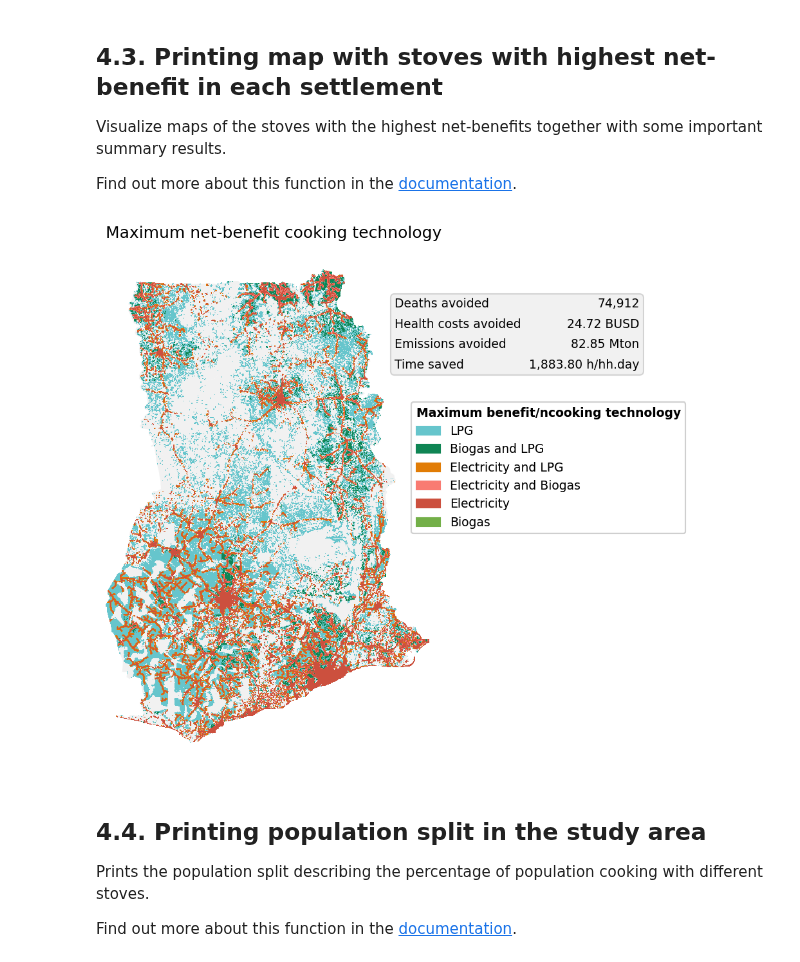
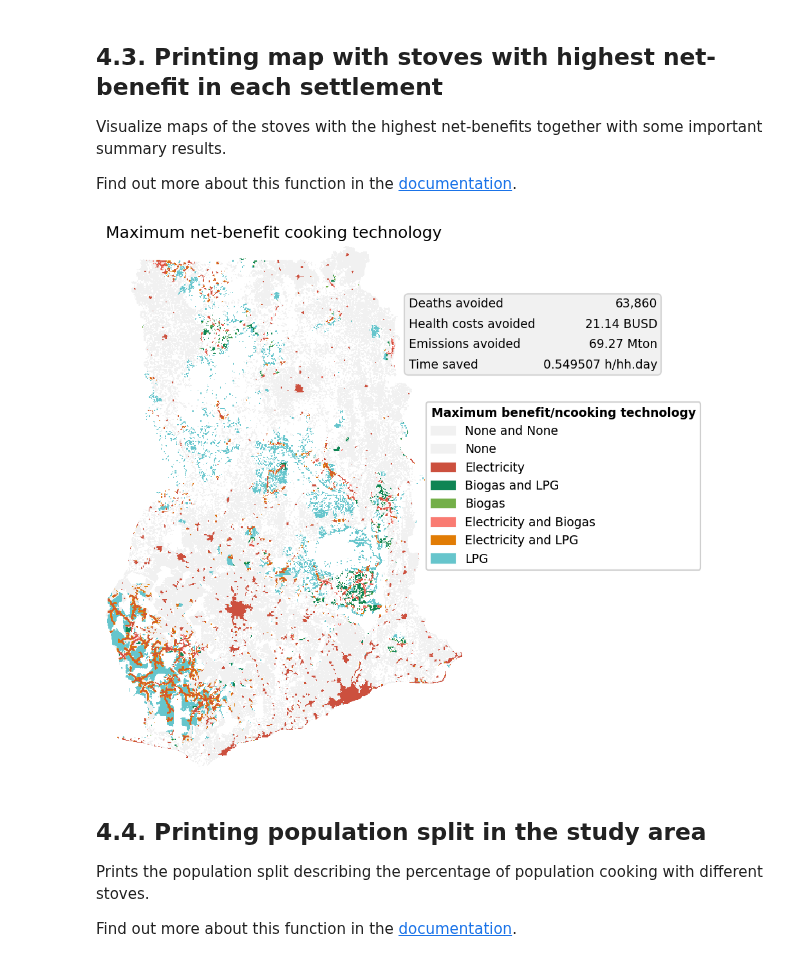
Before and after one commit to Open-Source-Spatial-Clean-Cooking-Tool/OnStove, a Jupyter notebook: example/OnStove_notebook.ipynb, the cells around one changed output. Cells and saved outputs as stored; diff of their text form; code cells hidden in the pictures.

```diff
--- a/example/OnStove_notebook.ipynb
+++ b/example/OnStove_notebook.ipynb
@@ -367,7 +367,7 @@ country = OnStove.read_model("model_inputs.pkl")
 path = os.path.join('..', 'example', 'soc_specs.csv')
 country.read_scenario_data(path)
 # %%
-country.specs["end_year"] = 2025
+country.specs["end_year"] = 2030
 country.specs["population_end_year"] = 38776000
 country.specs["urban_end"] = 0.686
 # %% [markdown]
@@ -385,7 +385,7 @@ names = ['Electricity',
 #names = ['Electricity','Traditional_Charcoal' ,'Charcoal ICS',
 #         'LPG', 'Biogas', 'Collected_Traditional_Biomass',
 #         'Collected_Improved_Biomass', 'Biomass Forced Draft', 'Pellets Forced Draft']
-country.run(technologies=names)
+country.run(technologies=names, progression = "costs")
 # %% [output]
 [Ghana] Calculating clean cooking access
 [Ghana] Calculating base fuel properties
@@ -497,13 +494,13 @@ Visualize maps of the stoves with the highest net-benefits together with some im
 
 Find out more about this function in the [documentation](https://onstove-documentation.readthedocs.io/en/latest/generated/onstove.onstove.OnStove.plot.html).
 # %%
-results.plot('max_benefit_tech', year = 2030, cumulative_stats = True, cmap=cmap, legend_position=(0.9, 0.7),
+country.plot('max_benefit_tech', year = 2025, cumulative_stats = True, cmap=cmap, legend_position=(0.9, 0.7),
              title=f'Maximum net-benefit cooking technology', stats_fontsize=9, figsize=(7, 7),
              labels=labels, legend=True, legend_title='Maximum benefit/ncooking technology', dpi=150,
              legend_prop={'title': {'size': 9, 'weight': 'bold'}, 'size': 9},
              rasterized=True, stats=True, stats_position=(0.85, 0.9), save_style=False)
 # %% [output]
-[figure, old version]
+[figure, new version]
 # %% [markdown]
 ## 4.4. Printing population split in the study area
 
```
Also changed, not shown: parts of 4 cells of this notebook, 3 other files.
